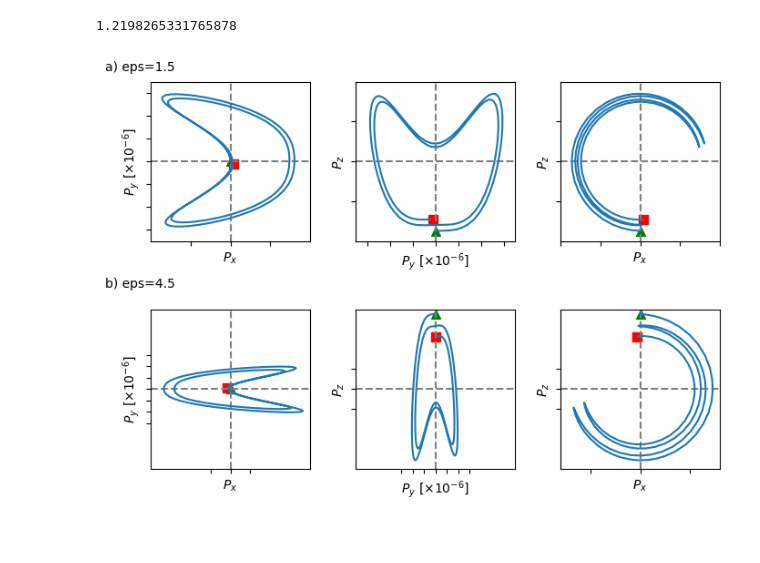
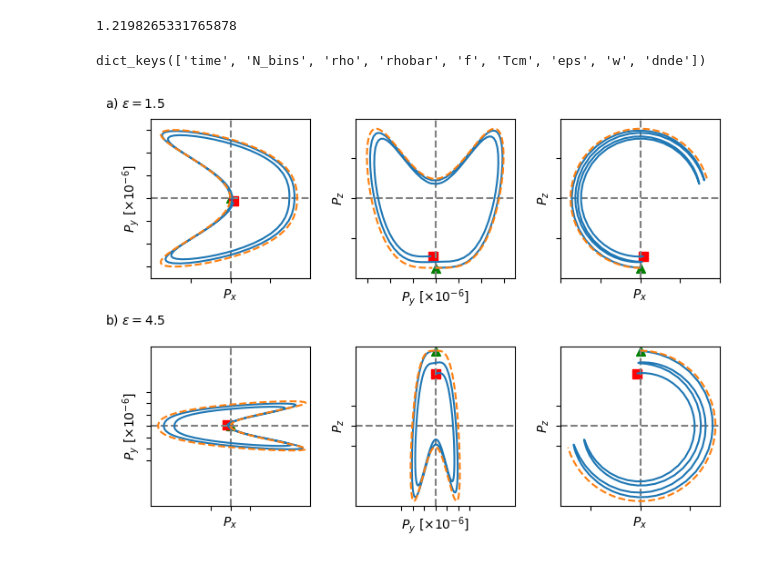
Before and after one commit to nuLABatUSD/QKESolveMPI, a Jupyter notebook: analysis/CompareBloch.ipynb, the cells around one changed output. Drawn from its saved outputs; the diff is of its cells as text; code cells hidden in the pictures; blank space fills up the shorter version.

Commit message:
line added for coherent solution to figure

```diff
--- a/analysis/CompareBloch.ipynb
+++ b/analysis/CompareBloch.ipynb
@@ -485,6 +485,34 @@ print(eta)
 print(coeff[0])
 # %% [output]
 1.2198265331765878
+# %%
+coherent = pd.make_data_dictionary("../results/coherent_only_run.csv", "../results/51-full_QKE-eps.csv")
+coherent.keys()
+# %% [output]
+dict_keys(['time', 'N_bins', 'rho', 'rhobar', 'f', 'Tcm', 'eps', 'w', 'dnde'])
+# %%
+P0_coherent, Px_coherent, Py_coherent, Pz_coherent = pd.make_P(coherent['rho'])
+# %%
+V_coherent = pd.V_mat(coherent)
+# %%
+t_coherent = coherent['time']
+Vy_coherent = V_coherent[1,:]
+dy_coherent = np.diff(Vy_coherent)
+# %%
+tlist = []
+Vylist = []
+
+for i in range(len(Vy_coherent)-2):
+
+    if Vy_coherent[i]*Vy_coherent[i+1] <= 0:
+        tlist.append(i)
+        Vylist.append(i)
+    if dy_coherent[i]*dy_coherent[i+1] < 0:
+        tlist.append(i)
+        Vylist.append(i)
+
+t_index_coherent = np.array(tlist)
+Vy_index_coherent = np.array(Vylist)
 # %%
 fig = plt.figure(figsize=(7,5))
 subfigs = fig.subfigures(nrows=2, ncols=1, hspace=0)
@@ -511,6 +539,7 @@ eps_index=25
 xy1.scatter(Px[t_index,15][0],Py[t_index,15][0]*1e6, marker='^', color='green', s=50, label=r"$t_0$")
 xy1.scatter(Px[t_index,15][8],Py[t_index,15][8]*1e6, marker='s', color='red', s=50, label=r"$t_f$")
 xy1.plot(Px[t_index[0] : t_index[8],15], Py[t_index[0] : t_index[8],15]*1e6)
+xy1.plot(Px_coherent[t_index_coherent[0] : t_index_coherent[4], 15], Py_coherent[t_index_coherent[0] : t_index_coherent[4],15]*1e6, linestyle='dashed')
 xy1.set_xlabel(r"$P_x$", fontsize=label_fontsize)
 xy1.set_ylabel(r"$P_y~[\times 10^{-6}]$", fontsize=label_fontsize)
 xy1.set_xticks([-0.2, 0, 0.2])
@@ -523,6 +552,7 @@ xy1.set_ylim(-0.7,0.7)
 yz1.scatter(Py[t_index,15][0]*1e6,Pz[t_index,15][0], marker='^', color='green', s=50, label=r"$t_0$")
 yz1.scatter(Py[t_index,15][8]*1e6,Pz[t_index,15][8], marker='s', color='red', s=50, label=r"$t_f$")
 yz1.plot(Py[t_index[0] : t_index[8],15]*1e6, Pz[t_index[0] : t_index[8],15])
+yz1.plot(Py_coherent[t_index_coherent[0] : t_index_coherent[4],15]*1e6, Pz_coherent[t_index_coherent[0] : t_index_coherent[4],15],linestyle='dashed')
 yz1.set_xlabel(r"$P_y~[\times 10^{-6}]$", fontsize=label_fontsize)
 yz1.set_ylabel(r"$P_z$", fontsize=label_fontsize)
 yz1.set_yticks([-0.2, 0, 0.2])
@@ -535,6 +565,7 @@ yz1.set_ylim(-0.4,0.4)
 xz1.scatter(Px[t_index,15][0],Pz[t_index,15][0], marker='^', color='green', s=50, label=r"$t_0$")
 xz1.scatter(Px[t_index,15][8],Pz[t_index,15][8], marker='s', color='red', s=50, label=r"$t_f$")
 xz1.plot(Px[t_index[0] : t_index[8],15], Pz[t_index[0] : t_index[8],15])
+xz1.plot(Px_coherent[t_index_coherent[0] : t_index_coherent[2],15], Pz_coherent[t_index_coherent[0] : t_index_coherent[2],15],linestyle='dashed')
 xz1.set_ylabel(r"$P_z$", fontsize=label_fontsize)
 xz1.set_xlabel(r"$P_x$", fontsize=label_fontsize)
 xz1.set_yticks([-0.2, 0, 0.2])
@@ -556,6 +587,7 @@ plt.savefig("Bloch.pdf", bbox_inches='tight')
 xy2.scatter(Px[t_index,eps_index][0],Py[t_index,eps_index][0]*1e6, marker='^', color='green', s=50, label=r"$t_0$")
 xy2.scatter(Px[t_index,eps_index][8],Py[t_index,eps_index][8]*1e6, marker='s', color='red', s=50, label=r"$t_f$")
 xy2.plot(Px[t_index[0] : t_index[8],eps_index], Py[t_index[0] : t_index[8],eps_index]*1e6)
+xy2.plot(Px_coherent[t_index_coherent[0] : t_index_coherent[4], 45], Py_coherent[t_index_coherent[0] : t_index_coherent[4],45]*1e6, linestyle='dashed')
 xy2.set_xlabel(r"$P_x$", fontsize=label_fontsize)
 xy2.set_ylabel(r"$P_y~[\times 10^{-6}]$", fontsize=label_fontsize)
 xy2.set_xticks([-0.2, 0, 0.2])
@@ -565,34 +597,36 @@ xy2.set_xlim(-0.8,0.8)
 xy2.set_ylim(-1.4,1.4)
 
 #yz1.scatter(Py[t_index,15][1:9]*1e6, Pz[t_index,15][1:9])
 yz2.scatter(Py[t_index,eps_index][0]*1e6,Pz[t_index,eps_index][0], marker='^', color='green', s=50, label=r"$t_0$")
 yz2.scatter(Py[t_index,eps_index][8]*1e6,Pz[t_index,eps_index][8], marker='s', color='red', s=50, label=r"$t_f$")
 yz2.plot(Py[t_index[0] : t_index[8],eps_index]*1e6, Pz[t_index[0] : t_index[8],eps_index])
+yz2.plot(Py_coherent[t_index_coherent[0] : t_index_coherent[4],45]*1e6, Pz_coherent[t_index_coherent[0] : t_index_coherent[4],45],linestyle='dashed')
 yz2.set_xlabel(r"$P_y~[\times 10^{-6}]$", fontsize=label_fontsize)
 yz2.set_ylabel(r"$P_z$", fontsize=label_fontsize)
 yz2.set_yticks([-0.2, 0, 0.2])
 yz2.set_xticks([-0.6, -0.4, -0.2, 0, 0.2, 0.4, 0.6])
 yz2.tick_params(labelbottom=False, labelleft=False)
 yz2.set_xlim(-1.4,1.4)
 yz2.set_ylim(-0.8,0.8)
 
 
 #xz1.scatter(Pz[t_index,15][1:9],Px[t_index,15][1:9])
 xz2.scatter(Px[t_index,eps_index][0],Pz[t_index,eps_index][0], marker='^', color='green', s=50, label=r"$t_0$")
 xz2.scatter(Px[t_index,eps_index][8],Pz[t_index,eps_index][8], marker='s', color='red', s=50, label=r"$t_f$")
 xz2.plot(Px[t_index[0] : t_index[8],eps_index], Pz[t_index[0] : t_index[8],eps_index])
+xz2.plot(Px_coherent[t_index_coherent[0] : t_index_coherent[2],45], Pz_coherent[t_index_coherent[0] : t_index_coherent[2],45],linestyle='dashed')
 xz2.set_ylabel(r"$P_z$", fontsize=label_fontsize)
 xz2.set_xlabel(r"$P_x$", fontsize=label_fontsize)
 xz2.set_yticks([-0.2, 0, 0.2])
 xz2.set_yticks([-0.2, 0, 0.2])
 xz2.tick_params(labelbottom=False, labelleft=False)
 xz2.set_xlim(-0.8,0.8)
 xz2.set_ylim(-0.8,0.8)
 
 
-subfigs[0].text(0,0.85,"a) eps=1.5", fontsize=label_fontsize)
-subfigs[1].text(0,0.9,"b) eps=4.5", fontsize=label_fontsize)
+subfigs[0].text(0,0.85,"a) $\epsilon=1.5$", fontsize=label_fontsize)
+subfigs[1].text(0,0.9,"b) $\epsilon=4.5$", fontsize=label_fontsize)
 
-plt.savefig("Bloch.pdf", bbox_inches='tight')
+plt.savefig("BlochCompareBins.pdf", bbox_inches='tight')
 # %% [output]
-[figure, old version]
+[figure, new version]
```
